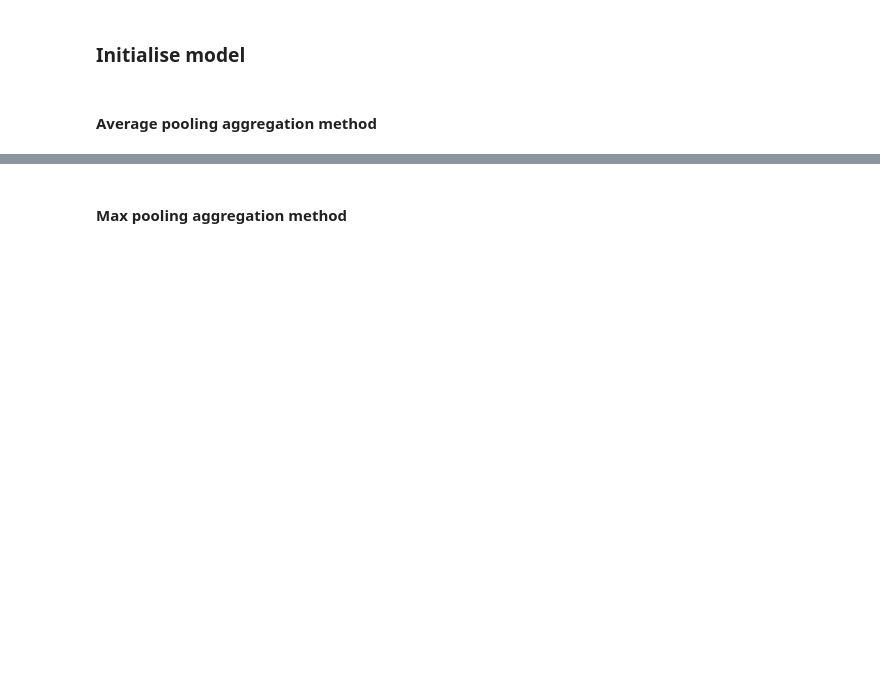
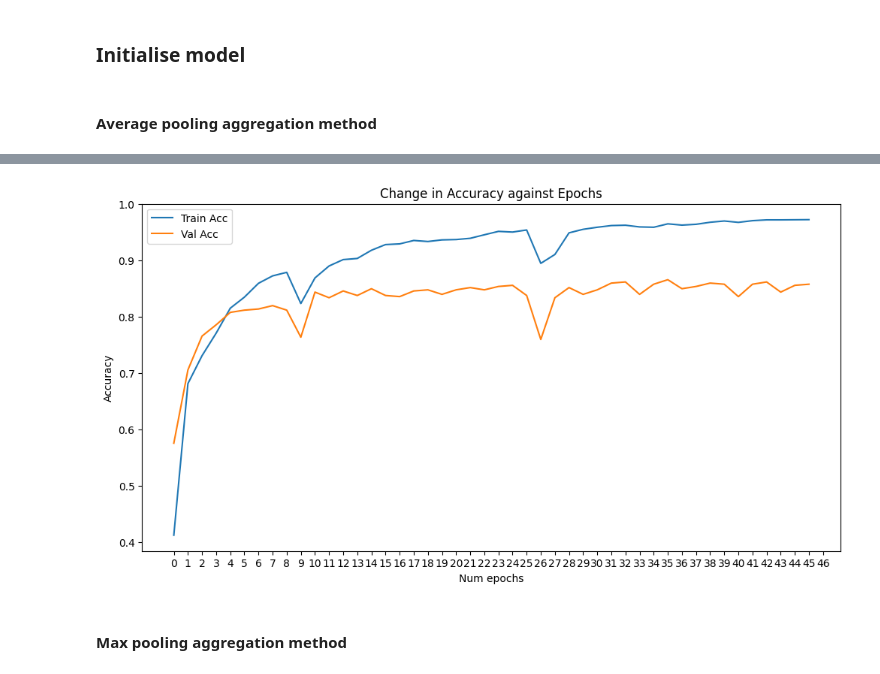
Before and after one commit to Keekteng/CZ4045-NLP, a Jupyter notebook: Part_2.ipynb, the cells around one changed output, grey strips where cells are left out. Saved outputs shown, nothing was run; the diff lists cells and outputs as text; code cells hidden in the pictures; blank space fills up the shorter version.

```diff
--- a/Part_2.ipynb
+++ b/Part_2.ipynb
@@ -391,8 +404,10 @@ def train(model, train_dataloader, dev_dataloader,criterion, optimizer, epochs,
 
    train_accs = []
    dev_accs = []
+   best_model = None
+   best_dev_acc = 0
 
-   for epoch in range(epochs):
+   for epoch in tqdm(range(epochs)):
 
       model.train()
       correct = 0
@@ -438,11 +453,30 @@ def train(model, train_dataloader, dev_dataloader,criterion, optimizer, epochs,
 
       print(f"Epoch: {epoch+1}, Train Acc: {train_accuracy}, Dev Acc: {dev_accuracy}")
 
+      if dev_accuracy > best_dev_acc:
+          best_model = model
+          best_dev_acc = dev_accuracy
+
       if early_stopping.early_stop(dev_accuracy):
-         print(f"Early Stopping at Epoch:{epoch+1}")
-         break
+          print(f"Early Stopping at Epoch:{epoch+1}")
+          break
 
-   return model,train_accuracy,dev_accuracy
+   print("Best model val_acc:", best_dev_acc)
+   return model,train_accs,dev_accs,best_model
+# %%
+import matplotlib.pyplot as plt
+
+def plot_accuracy(train_acc, val_acc):
+    f = plt.figure(figsize = (12, 6))
+    num_epochs = len(train_acc)
+    plt.plot(train_acc, label = "Train Acc")
+    plt.plot(val_acc, label = "Val Acc")
+    plt.title("Change in Accuracy against Epochs")
+    plt.legend()
+    plt.xticks(np.arange(0, num_epochs+1, step=1))
+    plt.ylabel("Accuracy")
+    plt.xlabel("Num epochs")
+    plt.show()
 # %% [markdown]
 ### Initialise model
 # %% [markdown]
@@ -452,7 +486,11 @@ avg_pool_blstm = BiLSTMModel(hidden_size=256, num_classes=5, wordEmbeddings=torc
 
 early_stopper = EarlyStopper()
 loss_fn = nn.CrossEntropyLoss()
-optimizer = optim.Adam(avg_pool_blstm.parameters(), lr=0.001)
+lr = 0.001
+num_epochs = 50
+optimizer = optim.Adam(avg_pool_blstm.parameters(), lr=lr)
 # %%
-avg_pool_blstm, train_acc,val_acc = train(avg_pool_blstm, train_dataloader, dev_dataloader, criterion=loss_fn, early_stopping=early_stopper, epochs=100, optimizer=optimizer)
+start = time.time()
+avg_pool_blstm, train_acc,val_acc, best_avg_pool_lstm = train(avg_pool_blstm, train_dataloader, dev_dataloader, criterion=loss_fn, early_stopping=early_stopper, epochs=num_epochs, optimizer=optimizer)
+end = time.time()
 # %% [output]
@@ -476,3 +514,7 @@ Early Stopping at Epoch:30
+# %%
+plot_accuracy(train_acc, val_acc)
+# %% [output]
+[figure, added]
 # %% [markdown]
 #### Max pooling aggregation method
 # %%
```
Also changed, not shown: parts of 22 cells of this notebook.
